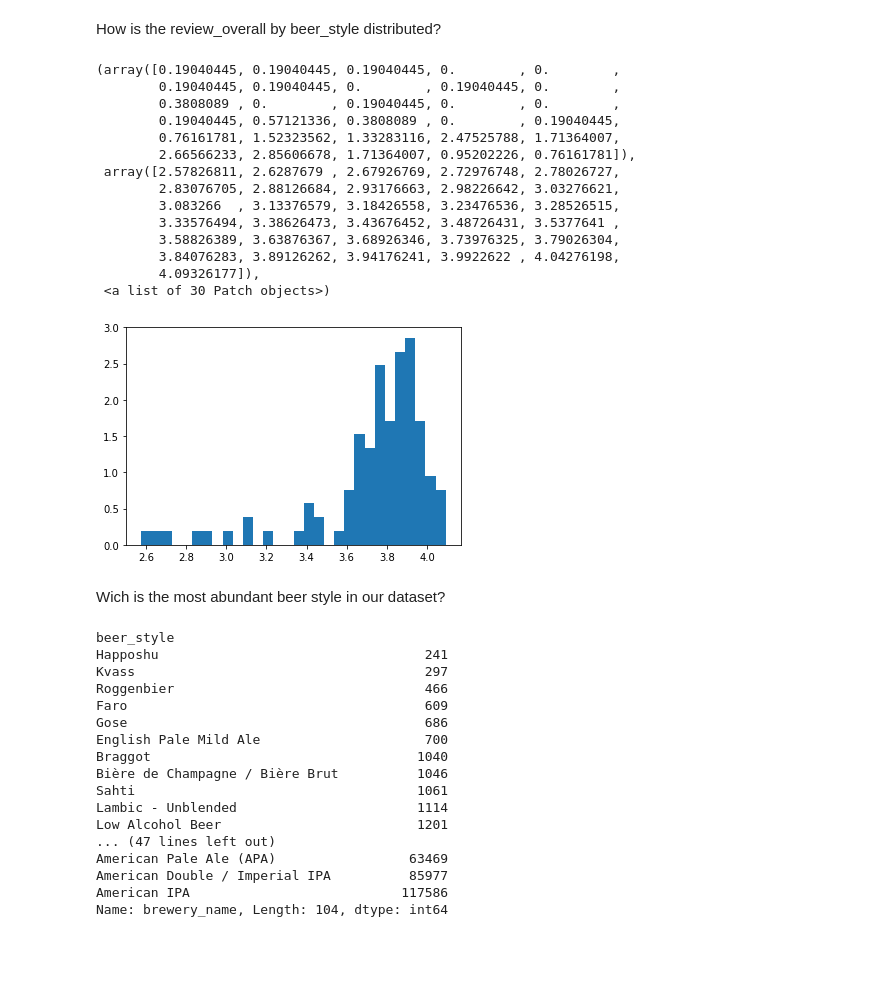
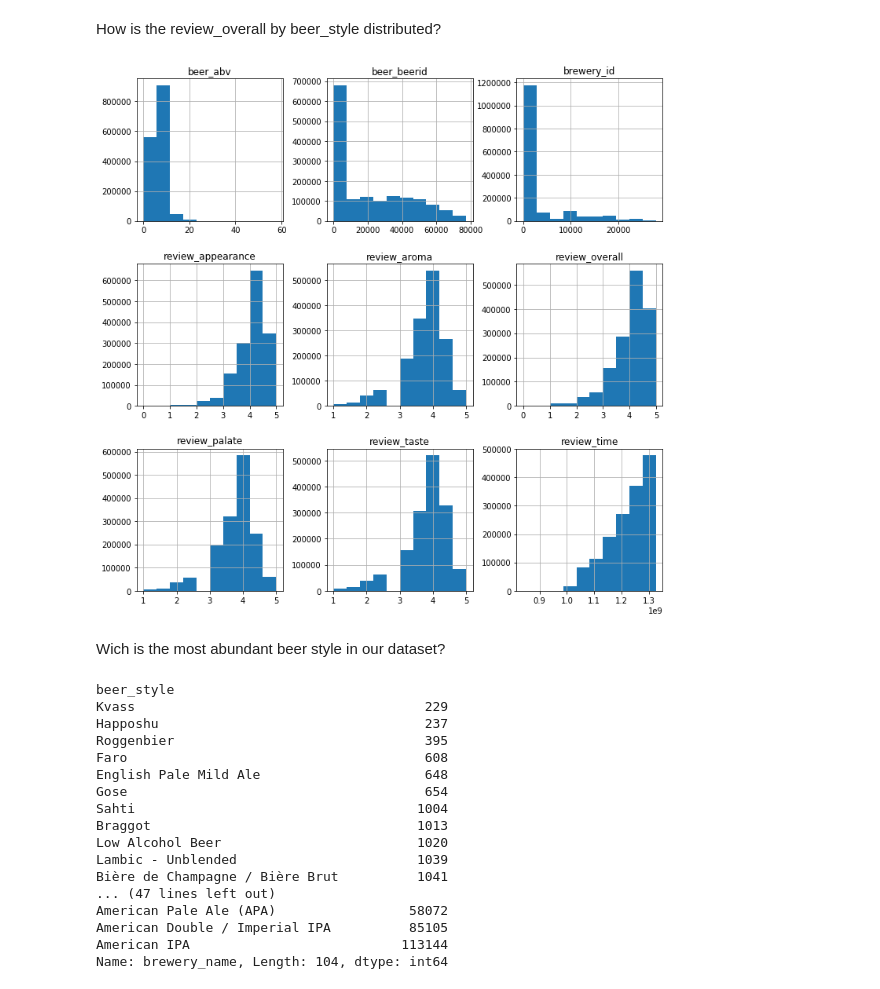
Before and after one commit to gabrieldasneves/MachineLearnStudies, a Jupyter notebook: beer_reviews/teste_notebook.ipynb, the cells around one changed output. Drawn from its saved outputs; the diff is of its cells as text; code cells hidden in the pictures; blank space fills up the shorter version.

```diff
--- a/beer_reviews/teste_notebook.ipynb
+++ b/beer_reviews/teste_notebook.ipynb
@@ -22,7 +22,7 @@ import matplotlib.pyplot as plt
 Reading data file:
 # %%
 CSVdata = pd.read_csv("../../beer_reviews.csv") ## reading csv data
-CSVdata = CSVdata.fillna(0)
+CSVdata = CSVdata.dropna()
 print(len(CSVdata))
 CSVdata.head() ## first 5 lines
 # %% [output]
@@ -50,24 +94,10 @@ CSVdata.describe()
 # %% [markdown]
 How is the review_overall by beer_style distributed?
-# %%
-y = CSVdata.groupby('beer_style')['review_overall'].mean().sort_values(ascending = True);
-plt.hist(y.values, density = True, bins = 30)
-# %% [output]
-(array([0.19040445, 0.19040445, 0.19040445, 0.        , 0.        ,
-        0.19040445, 0.19040445, 0.        , 0.19040445, 0.        ,
-        0.3808089 , 0.        , 0.19040445, 0.        , 0.        ,
-        0.19040445, 0.57121336, 0.3808089 , 0.        , 0.19040445,
-        0.76161781, 1.52323562, 1.33283116, 2.47525788, 1.71364007,
-        2.66566233, 2.85606678, 1.71364007, 0.95202226, 0.76161781]),
- array([2.57826811, 2.6287679 , 2.67926769, 2.72976748, 2.78026727,
-        2.83076705, 2.88126684, 2.93176663, 2.98226642, 3.03276621,
-        3.083266  , 3.13376579, 3.18426558, 3.23476536, 3.28526515,
-        3.33576494, 3.38626473, 3.43676452, 3.48726431, 3.5377641 ,
-        3.58826389, 3.63876367, 3.68926346, 3.73976325, 3.79026304,
-        3.84076283, 3.89126262, 3.94176241, 3.9922622 , 4.04276198,
-        4.09326177]),
- <a list of 30 Patch objects>)
-[figure, removed]
+# %%
+CSVdata.hist(figsize=(12,12))
+plt.show()
+# %% [output]
+[figure, added]
 # %% [markdown]
 Wich is the most abundant beer style in our dataset?
 # %%
@@ -75,19 +105,19 @@ x = CSVdata.groupby('beer_style')['brewery_name'].count().sort_values(ascending=
 x
 # %% [output]
 beer_style
-Happoshu                                  241
-Kvass                                     297
-Roggenbier                                466
-Faro                                      609
-Gose                                      686
-English Pale Mild Ale                     700
-Braggot                                  1040
-Bière de Champagne / Bière Brut          1046
-Sahti                                    1061
-Lambic - Unblended                       1114
-Low Alcohol Beer                         1201
+Kvass                                     229
+Happoshu                                  237
+Roggenbier                                395
+Faro                                      608
+English Pale Mild Ale                     648
+Gose                                      654
+Sahti                                    1004
+Braggot                                  1013
+Low Alcohol Beer                         1020
+Lambic - Unblended                       1039
+Bière de Champagne / Bière Brut          1041
 ... (47 lines left out)
-American Pale Ale (APA)                 63469
-American Double / Imperial IPA          85977
-American IPA                           117586
+American Pale Ale (APA)                 58072
+American Double / Imperial IPA          85105
+American IPA                           113144
 Name: brewery_name, Length: 104, dtype: int64
```
Also changed, not shown: parts of 6 cells of this notebook.
